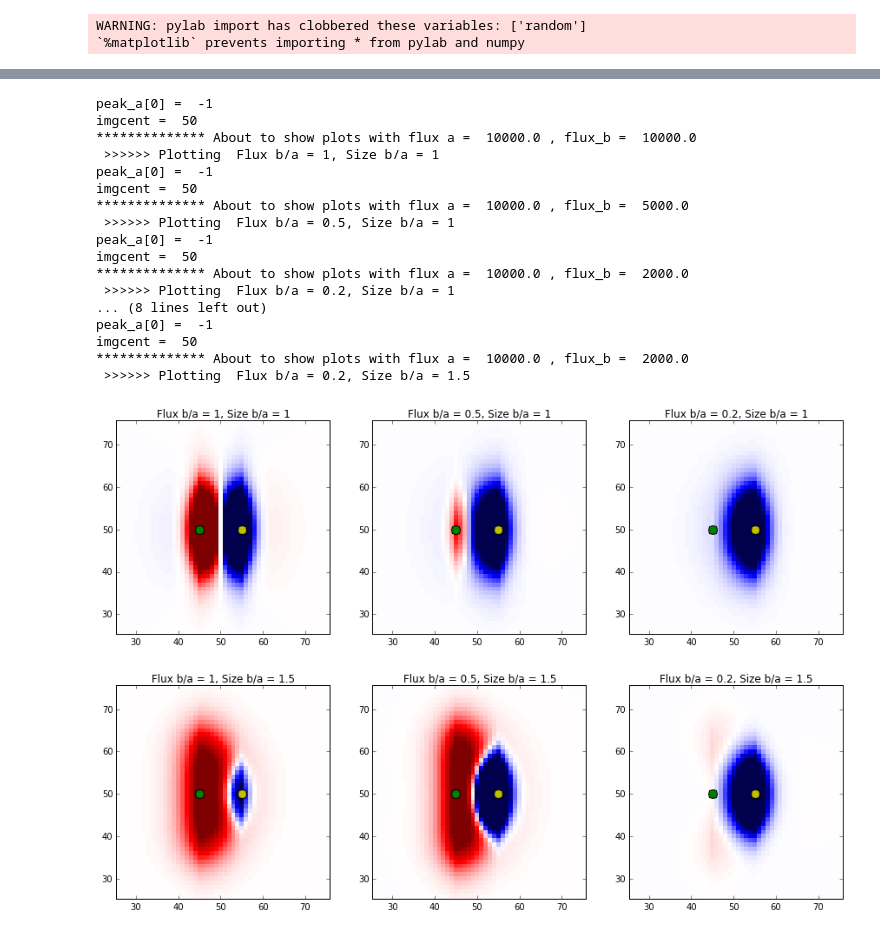
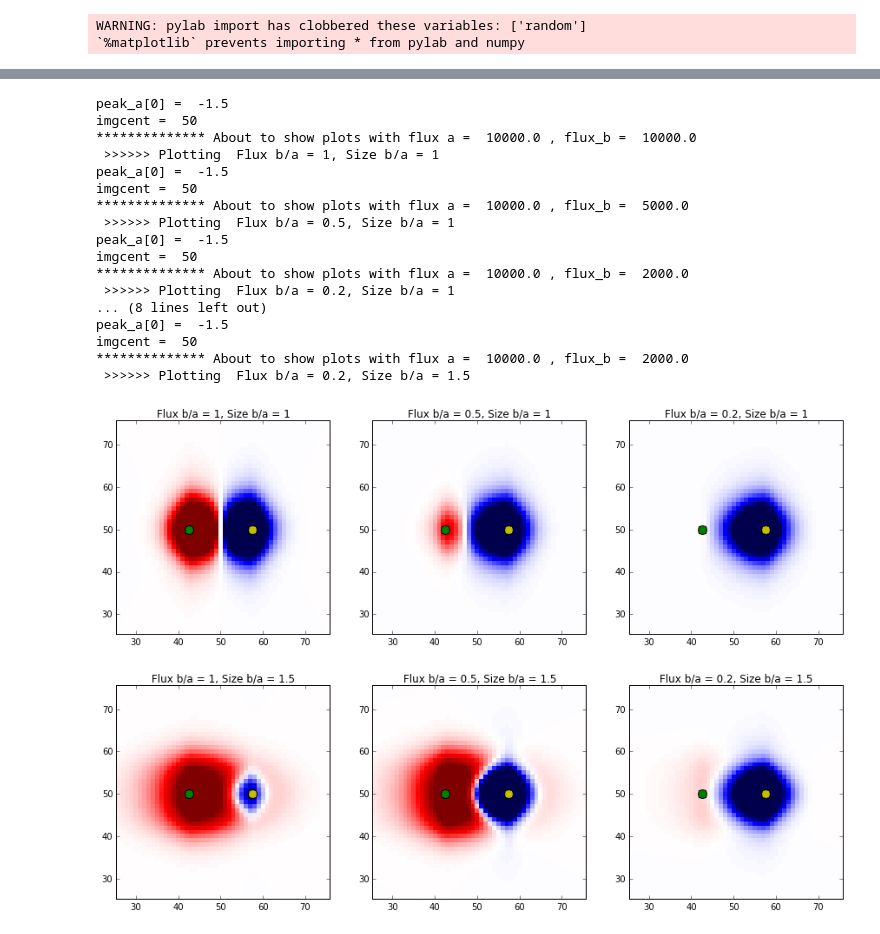
Before and after one commit to alvarezcl/galsim_work, a Jupyter notebook: mssgversion_code/mssg_deblendAndPlotResids.1.ipynb, the cells around one changed output, grey strips where cells are left out. Saved outputs shown, nothing was run; the diff lists cells and outputs as text; code cells hidden in the pictures.

```diff
--- a/mssgversion_code/mssg_deblendAndPlotResids.1.ipynb
+++ b/mssgversion_code/mssg_deblendAndPlotResids.1.ipynb
@@ -206,7 +206,7 @@ centers = args.centers
 # ************************************************************************ 4 arcsec sep
 # origpeak_a = (-2,0);   origpeak_b = (2,0)
 # ************************************************************************ 2 arcsec sep
-origpeak_a = (-1,0);   origpeak_b = (1,0)
+origpeak_a = (-1.5,0);   origpeak_b = (1.5,0)
 
 ################### Initze
 
@@ -289,10 +289,11 @@ if plotflag > presetval:
 
 if plotflag > presetval-2:
     print "Plotting resid"
+    peakval = unblends[0].array[acent[0], acent[1]]
     pltname = " Resid of: (Deblended child a - Unblended img a) / peak val of a ";
     pltcontent = (children[0] - unblends[0].array)/  peakval
 
-#   makeplot(pltname, pltcontent, centre=center)
+    makeplot(pltname, pltcontent, centre=center)
 ;
 # %% [output]
  ******************************* Peaks are at:
@@ -319,7 +318,17 @@ NameError: name 'peakval' is not defined
 # %%
 
-##################
+peakval =1
 
+################## Plot resids
+
+#### Input vals
+e1ain = -0.5
+e2ain = 0
+
+e1bin = -0.5
+e2bin = 0
+
+#### Make the plots
 flux_bTOa = 1
 size_bTOa = 1
 blend, unblends = create_blend(peak_a, peak_b, flux_bTOa =  flux_bTOa , size_bTOa = size_bTOa , e1a = e1ain,  e2a = e2ain, e1b = e1bin ,e2b = e2bin, imgsize= imsize, pixelscale = pixel_scale, mrkrsize = 10)
@@ -380,7 +394,13 @@ TypeError: create_blend() got an unexpected keyword argument 'flux_bTOa'
 # %%
 fig = plt.figure(figsize = (15,10))
 
-##################
+e1ain = 0.5
+e2ain = 0
+
+e1bin = 0.5
+e2bin = 0
+
+################## Make resid plots
 
 flux_bTOa = 1
 size_bTOa = 1
@@ -424,37 +444,37 @@ flux_bTOa = 0.5
 size_bTOa = 1.5
 blend, unblends = create_blend(peak_a, peak_b, flux_bTOa =  flux_bTOa , size_bTOa = size_bTOa, e1a = e1ain,  e2a = e2ain, e1b = e1bin ,e2b = e2bin, imgsize= imsize, pixelscale = pixel_scale, mrkrsize = 10)
 templates, template_fractions, children = mssg_deblend.deblend(blend.array, peaks_pix, interpolate=False, force_interpolate = False)
 pltcontent = (children[0] - unblends[0].array)/  peakval
 ax = fig.add_subplot(235)
 pltname = "Flux b/a = "+str(flux_bTOa) + ", Size b/a = "+str(size_bTOa)
 passplot(pltname, pltcontent, ax, centre=center)
 
 flux_bTOa = 0.2
 size_bTOa = 1.5
 blend, unblends = create_blend(peak_a, peak_b, flux_bTOa = flux_bTOa , size_bTOa = size_bTOa, e1a = e1ain,  e2a = e2ain, e1b = e1bin ,e2b = e2bin, imgsize= imsize, pixelscale = pixel_scale, mrkrsize = 10)
 templates, template_fractions, children = mssg_deblend.deblend(blend.array, peaks_pix, interpolate=False, force_interpolate = False)
 pltcontent = (children[0] - unblends[0].array)/  peakval
 ax = fig.add_subplot(236)
 pltname = "Flux b/a = "+str(flux_bTOa) + ", Size b/a = "+str(size_bTOa)
 passplot(pltname, pltcontent, ax, centre=center)
 # %% [output]
-peak_a[0] =  -1
+peak_a[0] =  -1.5
 imgcent =  50
 ************** About to show plots with flux a =  10000.0 , flux_b =  10000.0
  >>>>>> Plotting  Flux b/a = 1, Size b/a = 1
-peak_a[0] =  -1
+peak_a[0] =  -1.5
 imgcent =  50
 ************** About to show plots with flux a =  10000.0 , flux_b =  5000.0
  >>>>>> Plotting  Flux b/a = 0.5, Size b/a = 1
-peak_a[0] =  -1
+peak_a[0] =  -1.5
 imgcent =  50
 ************** About to show plots with flux a =  10000.0 , flux_b =  2000.0
  >>>>>> Plotting  Flux b/a = 0.2, Size b/a = 1
 ... (8 lines left out)
-peak_a[0] =  -1
+peak_a[0] =  -1.5
 imgcent =  50
 ************** About to show plots with flux a =  10000.0 , flux_b =  2000.0
  >>>>>> Plotting  Flux b/a = 0.2, Size b/a = 1.5
-[figure, old version]
+[figure, new version]
 # %%
 plt.show()
```
Also changed, not shown: parts of 4 cells of this notebook, 2 other files.
